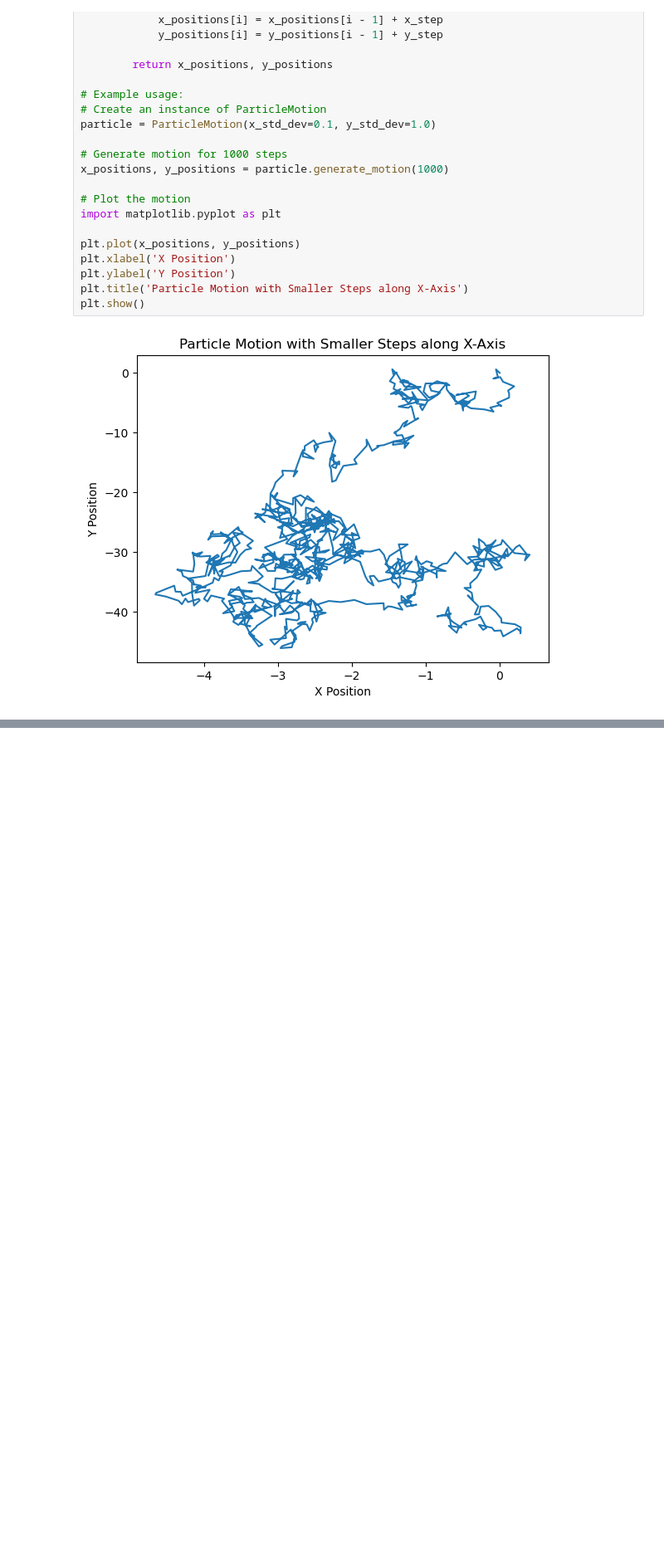
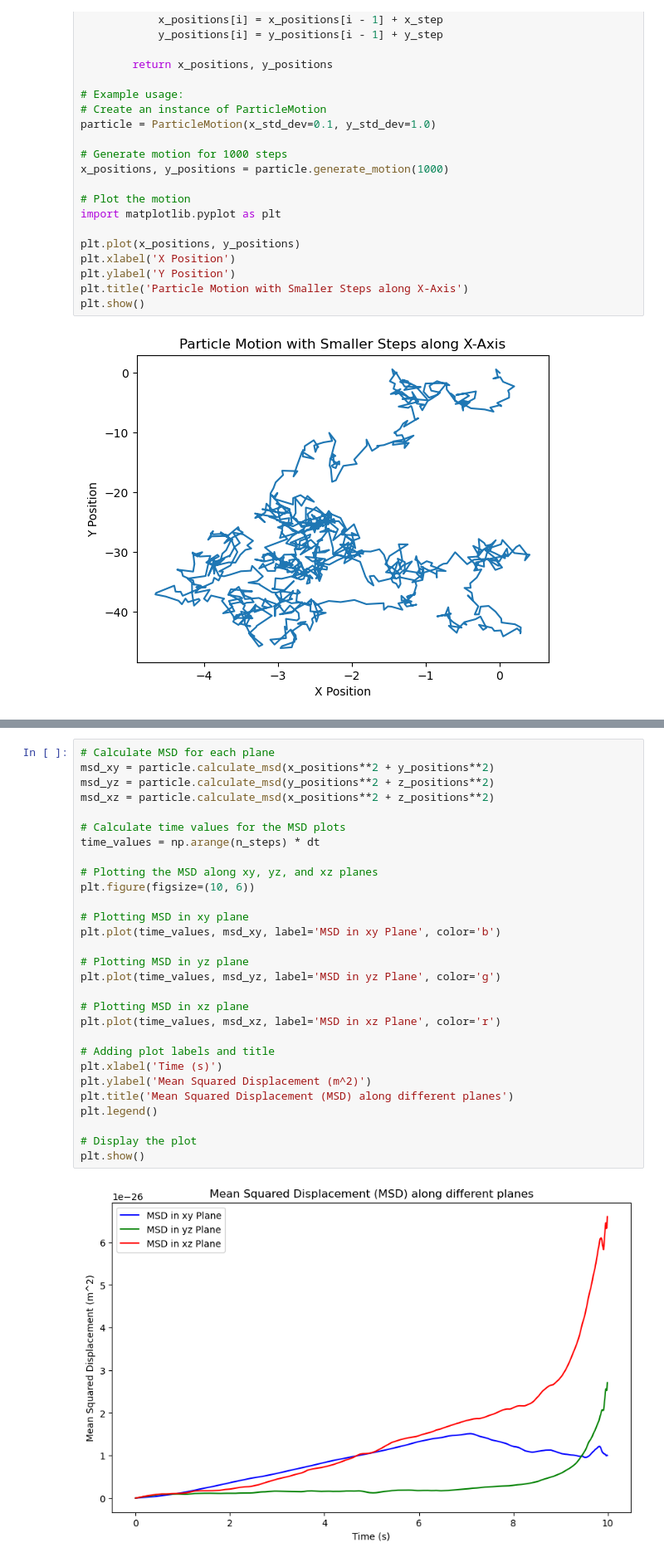
Before and after one commit to lovish-gulati/Project-on-Brownian-Motion-in-LCs, a Jupyter notebook: Brownian motion.ipynb, the cells around one changed output, grey strips where cells are left out. Shown at 83% size. Drawn from its saved outputs; the diff is of its cells as text; blank space fills up the shorter version.

```diff
--- a/Brownian motion.ipynb
+++ b/Brownian motion.ipynb
@@ -324,0 +474,31 @@ plt.show()
+# %%
+# Calculate MSD for each plane
+msd_xy = particle.calculate_msd(x_positions**2 + y_positions**2)
+msd_yz = particle.calculate_msd(y_positions**2 + z_positions**2)
+msd_xz = particle.calculate_msd(x_positions**2 + z_positions**2)
+
+# Calculate time values for the MSD plots
+time_values = np.arange(n_steps) * dt
+
+# Plotting the MSD along xy, yz, and xz planes
+plt.figure(figsize=(10, 6))
+
+# Plotting MSD in xy plane
+plt.plot(time_values, msd_xy, label='MSD in xy Plane', color='b')
+
+# Plotting MSD in yz plane
+plt.plot(time_values, msd_yz, label='MSD in yz Plane', color='g')
+
+# Plotting MSD in xz plane
+plt.plot(time_values, msd_xz, label='MSD in xz Plane', color='r')
+
+# Adding plot labels and title
+plt.xlabel('Time (s)')
+plt.ylabel('Mean Squared Displacement (m^2)')
+plt.title('Mean Squared Displacement (MSD) along different planes')
+plt.legend()
+
+# Display the plot
+plt.show()
+# %% [output]
+[figure, added]
```
Also changed, not shown: parts of 6 cells of this notebook, 1 other file.
